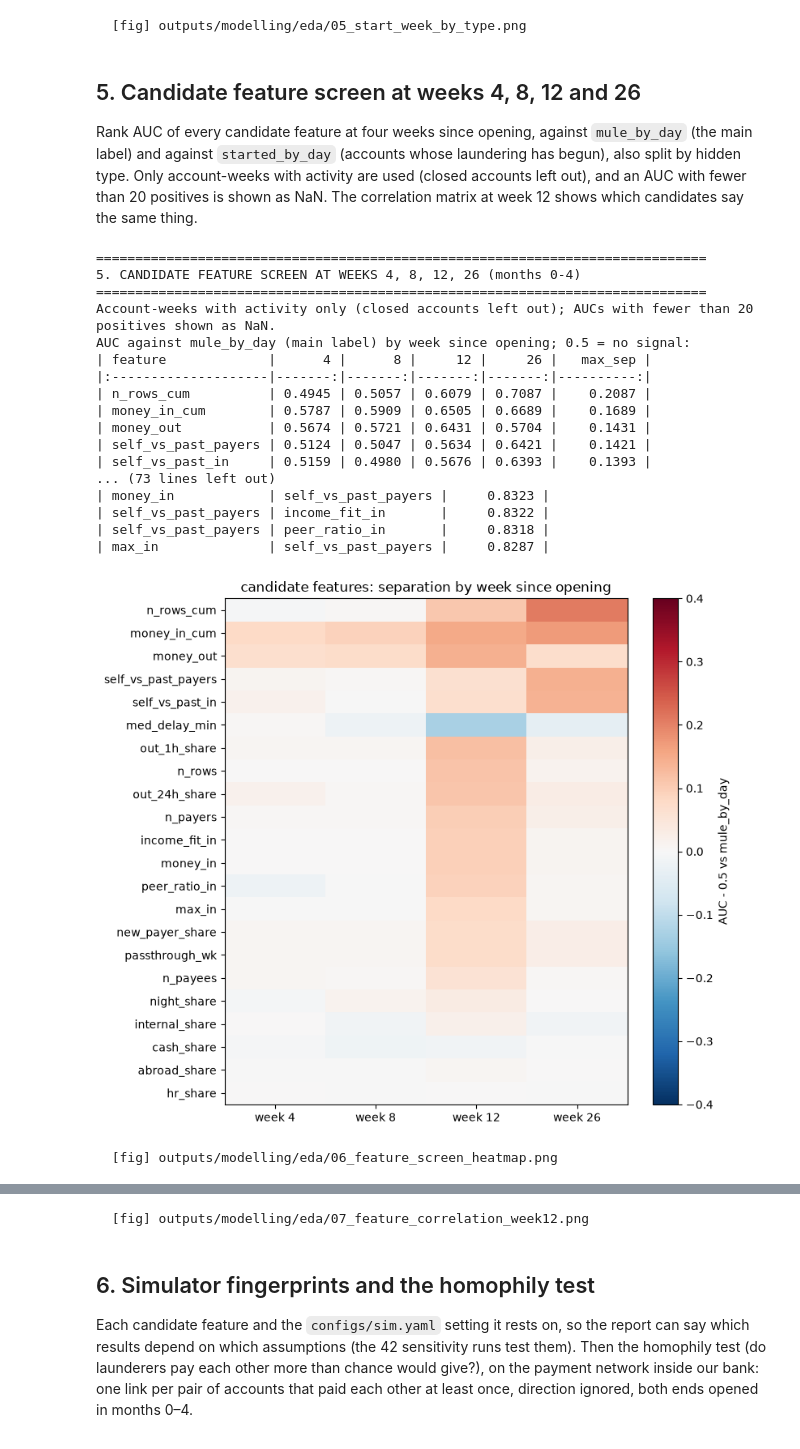
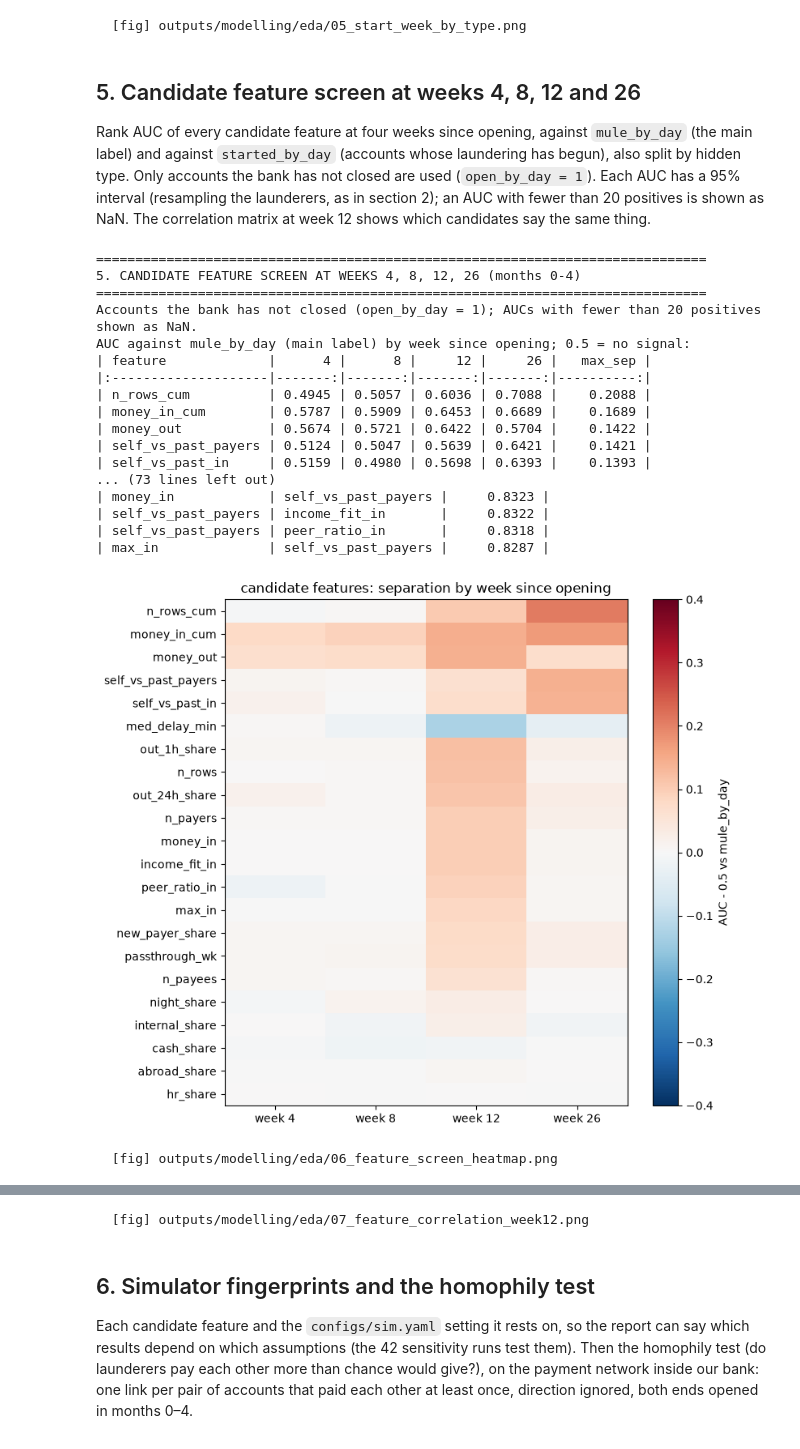
Before and after one commit to Cpkee/aml-detection-system, a Jupyter notebook: notebooks/01_eda_train.ipynb, the cells around one changed output, grey strips where cells are left out. Drawn from its saved outputs; the diff is of its cells as text; code cells hidden in the pictures.

```diff
--- a/notebooks/01_eda_train.ipynb
+++ b/notebooks/01_eda_train.ipynb
@@ -565,8 +561,9 @@ launderers whose start lies inside the main horizon (week <= 26): 361 of 455; by
 ## 5. Candidate feature screen at weeks 4, 8, 12 and 26
 
 Rank AUC of every candidate feature at four weeks since opening, against `mule_by_day` (the main label) and
-against `started_by_day` (accounts whose laundering has begun), also split by hidden type. Only account-weeks
-with activity are used (closed accounts left out), and an AUC with fewer than 20 positives is shown as NaN.
+against `started_by_day` (accounts whose laundering has begun), also split by hidden type. Only accounts the bank
+has not closed are used (`open_by_day = 1`). Each AUC has a 95% interval (resampling the launderers, as in section 2);
+an AUC with fewer than 20 positives is shown as NaN.
 The correlation matrix at week 12 shows which candidates say the same thing.
 # %%
 header("5. CANDIDATE FEATURE SCREEN AT WEEKS 4, 8, 12, 26 (months 0-4)")
@@ -581,39 +578,34 @@ for W in SCREEN_WEEKS:
     pw = con.execute(f"SELECT * FROM panel WHERE w = {W}").df()
     lw = labels(OUT, months=TRAIN, weeks_since_open=W, profile=True)
     pw = pw.merge(lw, on="account_id", how="inner")
-    pw = pw[pw["n_rows"] > 0].reset_index(drop=True)          # open accounts only (see section 3)
-    grp = np.where(pw["is_launderer"] == 0, "normal", np.where(pw["profile"] == "fake", "fake", "real mule"))
-    nrm = grp == "normal"
+    pw = pw[pw["open_by_day"] == 1].reset_index(drop=True)    # accounts the bank has not closed (section 3)
+    nrm = (pw["is_launderer"] == 0).to_numpy()
+    mule = (pw["mule_by_day"] == 1).to_numpy()
+    started = (pw["started_by_day"] == 1).to_numpy()
+    fake = (pw["profile"] == "fake").to_numpy()
+    tests = {"mule_by_day": (mule, ~mule), "started_by_day": (started, nrm), "fake_vs_normal": (fake, nrm),
+             "real_started_vs_normal": (started & ~fake, nrm)}
     for c in CANDIDATES:
         x = pw[c].to_numpy(dtype=float)
-        started = pw["started_by_day"].to_numpy() == 1
-        rec = {"week": W, "feature": c, "nonnull_share": float(np.isfinite(x).mean()),
-               "auc_mule_by_day": auc(x, pw["mule_by_day"]),
-               "auc_started_by_day": auc(x[started | nrm], started[started | nrm]),
-               "auc_fake_vs_normal": auc(x[(grp == "fake") | nrm], (grp == "fake")[(grp == "fake") | nrm]),
-               "auc_real_started_vs_normal": auc(x[((grp == "real mule") & started) | nrm],
-                                                 ((grp == "real mule") & started)[((grp == "real mule") & started) | nrm]),
-               "n_mule": int(pw["mule_by_day"].sum()), "n_started": int(started.sum()),
-               "n_real_started": int(((grp == "real mule") & started).sum())}
-        for k, npos in [("auc_mule_by_day", rec["n_mule"]), ("auc_started_by_day", rec["n_started"]),
-                        ("auc_fake_vs_normal", int((grp == "fake").sum())), ("auc_real_started_vs_normal", rec["n_real_started"])]:
-            if npos < MIN_POS:
-                rec[k] = np.nan                                    # too few positives for the AUC to mean anything
+        rec = {"week": W, "feature": c, "nonnull_share": float(np.isfinite(x).mean())}
+        for name, (pos, neg) in tests.items():
+            rec[f"n_{name}"] = int(pos.sum())
+            rec[f"auc_{name}"], rec[f"auc_{name}_lo"], rec[f"auc_{name}_hi"] = auc_vs(x, pos, neg)
         screen.append(rec)
     if W == 12:
         corr_at_12 = pw[CANDIDATES].corr(method="spearman")
 screen = pd.DataFrame(screen)
 screen.to_csv(REPORT / "feature_screen.csv", index=False)
 
-log(f"Account-weeks with activity only (closed accounts left out); AUCs with fewer than {MIN_POS} positives shown as NaN.")
+log(f"Accounts the bank has not closed (open_by_day = 1); AUCs with fewer than {MIN_POS} positives shown as NaN.")
 log("AUC against mule_by_day (main label) by week since opening; 0.5 = no signal:")
 piv = screen.pivot(index="feature", columns="week", values="auc_mule_by_day")
 piv["max_sep"] = (piv - 0.5).abs().max(axis=1)
 table(piv.sort_values("max_sep", ascending=False))
 log("AUC against started_by_day (accounts whose laundering has started vs normal):")
 piv2 = screen.pivot(index="feature", columns="week", values="auc_started_by_day")
-log(f"launderers started by week: {screen.groupby('week')['n_started'].first().to_dict()} "
-    f"(real-customer mules: {screen.groupby('week')['n_real_started'].first().to_dict()})")
+log(f"launderers started by week: {screen.groupby('week')['n_started_by_day'].first().to_dict()} "
+    f"(real-customer mules: {screen.groupby('week')['n_real_started_vs_normal'].first().to_dict()})")
 table(piv2.loc[piv.sort_values("max_sep", ascending=False).index])
 log("  -> mule_by_day counts fake accounts from week 0 even while their activity is still normal, so activity")
 log("     features look weak against it in early weeks by construction. started_by_day shows what activity")
@@ -624,40 +616,40 @@ hi = hi[hi["spearman"].abs() > 0.8].sort_values("spearman", key=np.abs, ascendin
 log("candidate pairs with |Spearman| > 0.8 at week 12 (keep one of each for logistic regression):")
 table(hi.rename(columns={"level_0": "a", "level_1": "b"}), index=False)
 
 fig, ax = plt.subplots(figsize=(8, 7))
 hm = (piv.drop(columns="max_sep") - 0.5).loc[piv.sort_values("max_sep", ascending=False).index]
 im = ax.imshow(hm.to_numpy(), cmap="RdBu_r", vmin=-0.4, vmax=0.4, aspect="auto")
 ax.set_xticks(range(hm.shape[1]), [f"week {w}" for w in hm.columns])
 ax.set_yticks(range(hm.shape[0]), hm.index)
 fig.colorbar(im, ax=ax, label="AUC - 0.5 vs mule_by_day")
 ax.set_title("candidate features: separation by week since opening")
 savefig(fig, "06_feature_screen_heatmap")
 
 fig, ax = plt.subplots(figsize=(9, 8))
 im = ax.imshow(corr_at_12.to_numpy(), cmap="RdBu_r", vmin=-1, vmax=1)
 ax.set_xticks(range(len(CANDIDATES)), CANDIDATES, rotation=90, fontsize=8)
 ax.set_yticks(range(len(CANDIDATES)), CANDIDATES, fontsize=8)
 fig.colorbar(im, ax=ax, label="Spearman, week 12")
 savefig(fig, "07_feature_correlation_week12")
 # %% [output]
 ==============================================================================
 5. CANDIDATE FEATURE SCREEN AT WEEKS 4, 8, 12, 26 (months 0-4)
 ==============================================================================
-Account-weeks with activity only (closed accounts left out); AUCs with fewer than 20 positives shown as NaN.
+Accounts the bank has not closed (open_by_day = 1); AUCs with fewer than 20 positives shown as NaN.
 AUC against mule_by_day (main label) by week since opening; 0.5 = no signal:
 | feature             |      4 |      8 |     12 |     26 |   max_sep |
 |:--------------------|-------:|-------:|-------:|-------:|----------:|
-| n_rows_cum          | 0.4945 | 0.5057 | 0.6079 | 0.7087 |    0.2087 |
-| money_in_cum        | 0.5787 | 0.5909 | 0.6505 | 0.6689 |    0.1689 |
-| money_out           | 0.5674 | 0.5721 | 0.6431 | 0.5704 |    0.1431 |
-| self_vs_past_payers | 0.5124 | 0.5047 | 0.5634 | 0.6421 |    0.1421 |
-| self_vs_past_in     | 0.5159 | 0.4980 | 0.5676 | 0.6393 |    0.1393 |
+| n_rows_cum          | 0.4945 | 0.5057 | 0.6036 | 0.7088 |    0.2088 |
+| money_in_cum        | 0.5787 | 0.5909 | 0.6453 | 0.6689 |    0.1689 |
+| money_out           | 0.5674 | 0.5721 | 0.6422 | 0.5704 |    0.1422 |
+| self_vs_past_payers | 0.5124 | 0.5047 | 0.5639 | 0.6421 |    0.1421 |
+| self_vs_past_in     | 0.5159 | 0.4980 | 0.5698 | 0.6393 |    0.1393 |
 ... (73 lines left out)
 | money_in            | self_vs_past_payers |     0.8323 |
 | self_vs_past_payers | income_fit_in       |     0.8322 |
 | self_vs_past_payers | peer_ratio_in       |     0.8318 |
 | max_in              | self_vs_past_payers |     0.8287 |
-[figure, old version]
+[figure, new version]
   [fig] outputs/modelling/eda/06_feature_screen_heatmap.png
 [figure]
   [fig] outputs/modelling/eda/07_feature_correlation_week12.png
```
Also changed, not shown: parts of 7 cells of this notebook, 21 other files.
